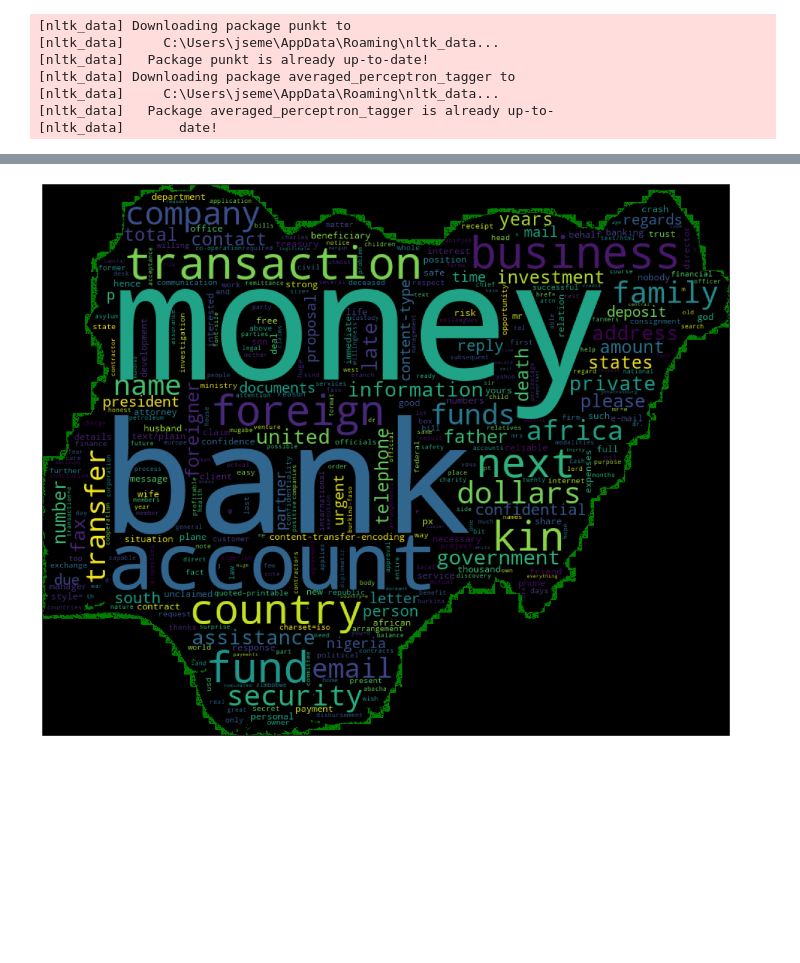
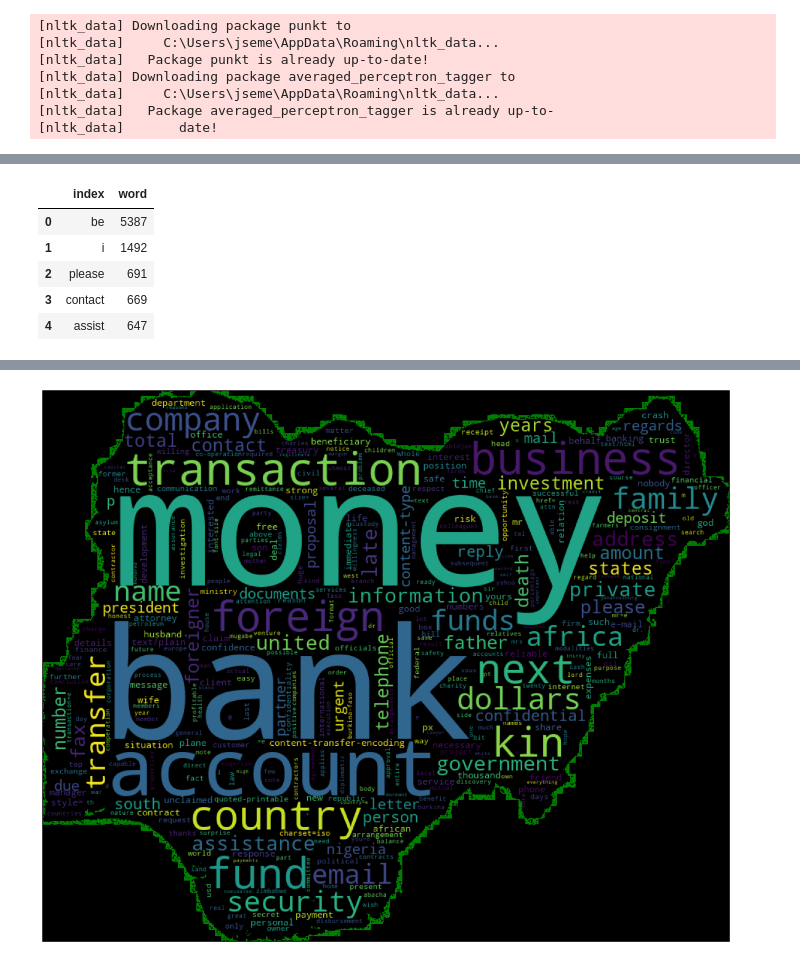
Before and after one commit to JSemelhago/FraudEmailAnalysis, a Jupyter notebook: src/FraudEmails.ipynb, the cells around one changed output, grey strips where cells are left out. Saved outputs shown, nothing was run; the diff lists cells and outputs as text; code cells hidden in the pictures; blank space fills up the shorter version.

```diff
--- a/src/FraudEmails.ipynb
+++ b/src/FraudEmails.ipynb
@@ -1,19 +1,21 @@
 # %%
 import matplotlib.pyplot as plt
 import wordcloud
-from os import path
 import logging
-import io
 import collections
 import re
 import nltk
+import pandas as pd
 import numpy as np
 from PIL import Image
 
+#Tokenizer
 nltk.download('punkt')
 nltk.download('averaged_perceptron_tagger')
 
 logger = logging.getLogger('FraudEmails')
+
+frequency = 100
 # %% [output]
 [nltk_data] Downloading package punkt to
 [nltk_data]     C:\Users\jseme\AppData\Roaming\nltk_data...
@@ -45,0 +70,12 @@ tags = nltk.pos_tag(formatEmailsList)
+# %%
+dfverb = df[df['tag']=='VB']
+dfverb = dfverb.word.value_counts().reset_index()
+dfverb = dfverb[dfverb['word']>frequency]
+dfverb.head()
+# %% [output]
+|  | index | word |
+| 0 | be | 5387 |
+| 1 | i | 1492 |
+| 2 | please | 691 |
+| 3 | contact | 669 |
+| 4 | assist | 647 |
```
Also changed, not shown: parts of 9 cells of this notebook, 1 other file.
